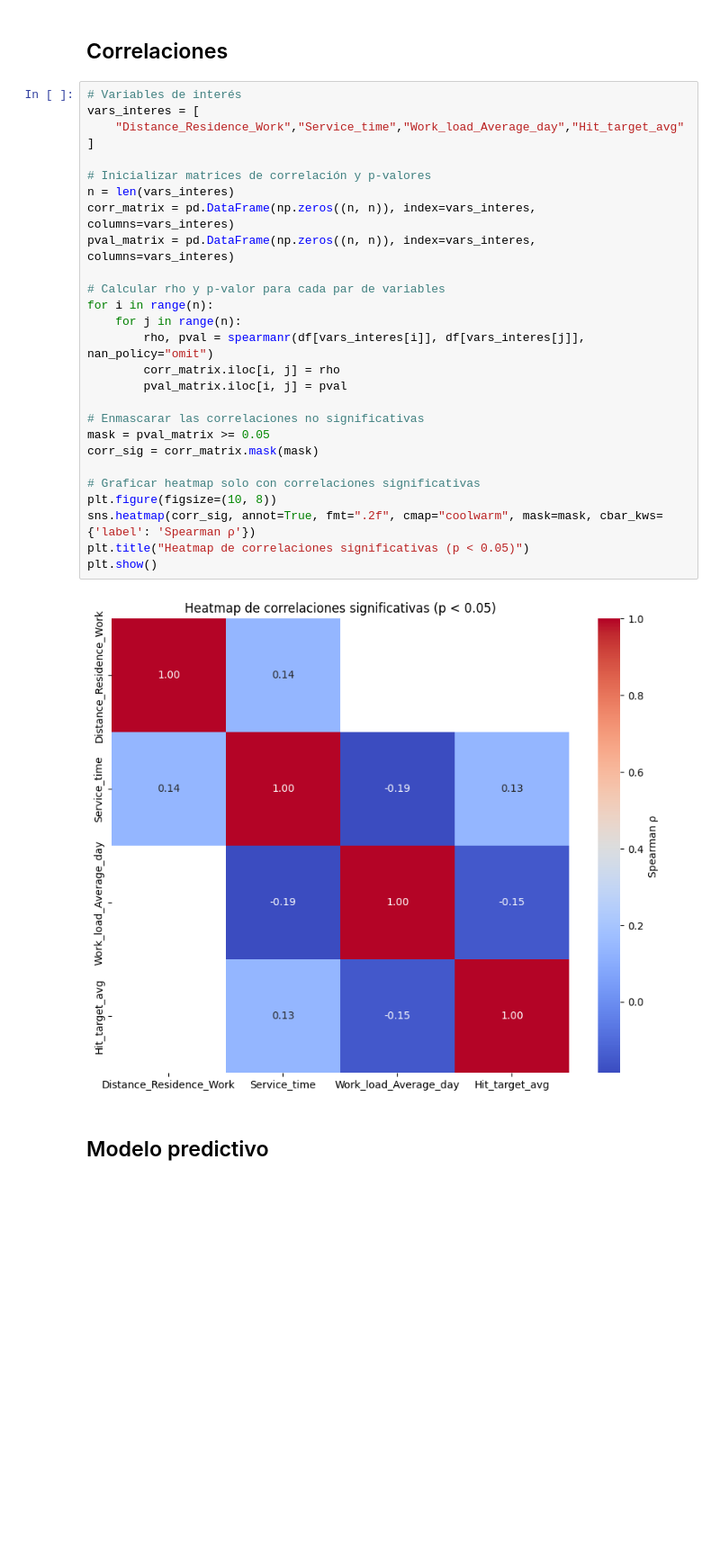
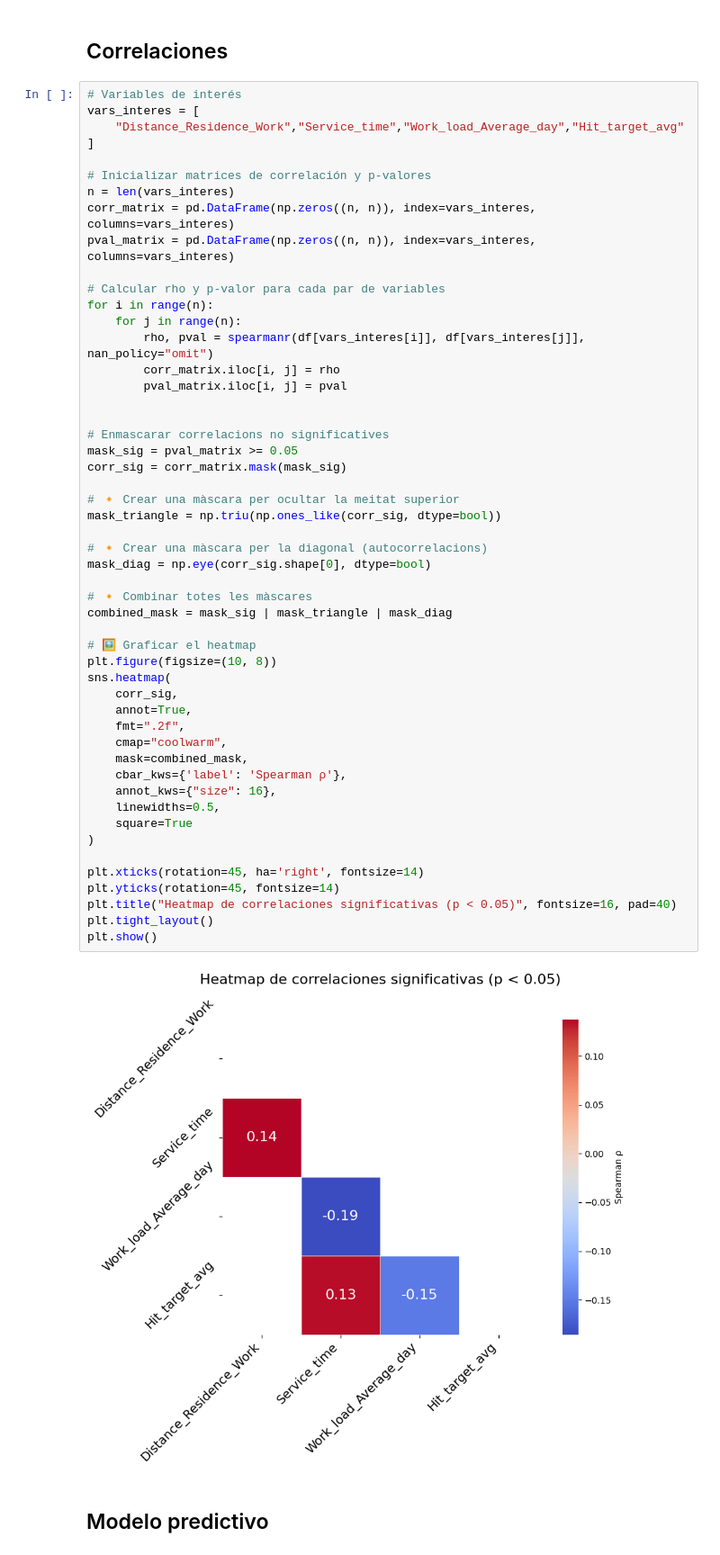
Before and after one commit to ITACADEMYprojectes/ProjecteData, a Jupyter notebook: Equip_15/Scripts/Analisis_Perfil_y_desempeno_061025.ipynb, the cells around one changed output. Shown at 90% size. Drawn from its saved outputs; the diff is of its cells as text; blank space fills up the shorter version.

```diff
--- a/Equip_15/Scripts/Analisis_Perfil_y_desempeno_061025.ipynb
+++ b/Equip_15/Scripts/Analisis_Perfil_y_desempeno_061025.ipynb
@@ -283,32 +284,56 @@ Pregunta: Influeixen l’antiguitat, la càrrega laboral diària o la distància
 # %%
 # Variables de interés
 vars_interes = [
     "Distance_Residence_Work","Service_time","Work_load_Average_day","Hit_target_avg"
 ]
 
 # Inicializar matrices de correlación y p-valores
 n = len(vars_interes)
 corr_matrix = pd.DataFrame(np.zeros((n, n)), index=vars_interes, columns=vars_interes)
 pval_matrix = pd.DataFrame(np.zeros((n, n)), index=vars_interes, columns=vars_interes)
 
 # Calcular rho y p-valor para cada par de variables
 for i in range(n):
     for j in range(n):
         rho, pval = spearmanr(df[vars_interes[i]], df[vars_interes[j]], nan_policy="omit")
         corr_matrix.iloc[i, j] = rho
         pval_matrix.iloc[i, j] = pval
 
-# Enmascarar las correlaciones no significativas
-mask = pval_matrix >= 0.05
-corr_sig = corr_matrix.mask(mask)
 
-# Graficar heatmap solo con correlaciones significativas
+# Enmascarar correlacions no significatives
+mask_sig = pval_matrix >= 0.05
+corr_sig = corr_matrix.mask(mask_sig)
+
+# 🔸 Crear una màscara per ocultar la meitat superior
+mask_triangle = np.triu(np.ones_like(corr_sig, dtype=bool))
+
+# 🔸 Crear una màscara per la diagonal (autocorrelacions)
+mask_diag = np.eye(corr_sig.shape[0], dtype=bool)
+
+# 🔸 Combinar totes les màscares
+combined_mask = mask_sig | mask_triangle | mask_diag
+
+# 🖼️ Graficar el heatmap
 plt.figure(figsize=(10, 8))
-sns.heatmap(corr_sig, annot=True, fmt=".2f", cmap="coolwarm", mask=mask, cbar_kws={'label': 'Spearman ρ'})
-plt.title("Heatmap de correlaciones significativas (p < 0.05)")
+sns.heatmap(
+    corr_sig,
+    annot=True,
+    fmt=".2f",
+    cmap="coolwarm",
+    mask=combined_mask,
+    cbar_kws={'label': 'Spearman ρ'},
+    annot_kws={"size": 16},
+    linewidths=0.5,
+    square=True
+)
+
+plt.xticks(rotation=45, ha='right', fontsize=14)
+plt.yticks(rotation=45, fontsize=14)
+plt.title("Heatmap de correlaciones significativas (p < 0.05)", fontsize=16, pad=40)
+plt.tight_layout()
 plt.show()
 # %% [output]
-[figure, old version]
+[figure, new version]
 # %% [markdown]
 ## Modelo predictivo
 # %%
```
Also changed, not shown: parts of 15 cells of this notebook.
